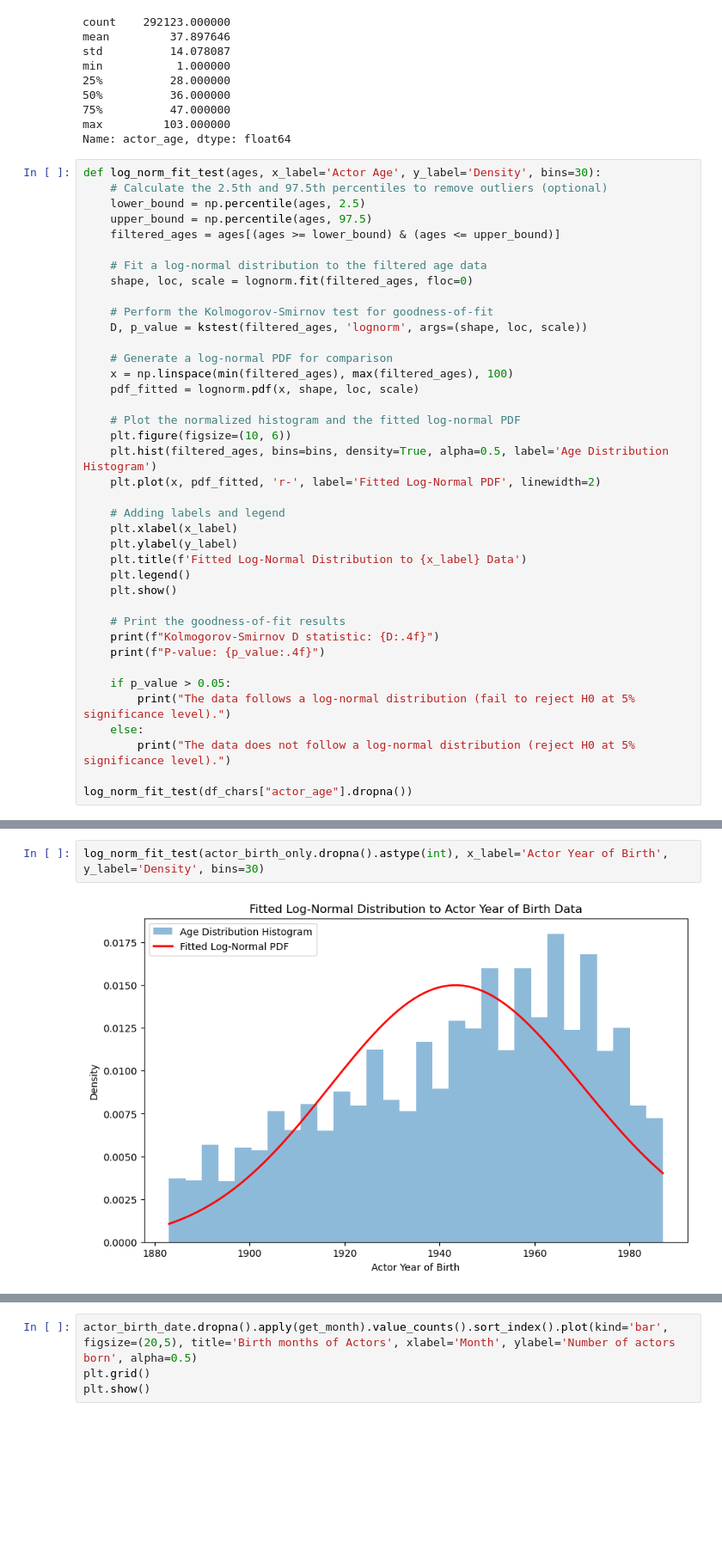
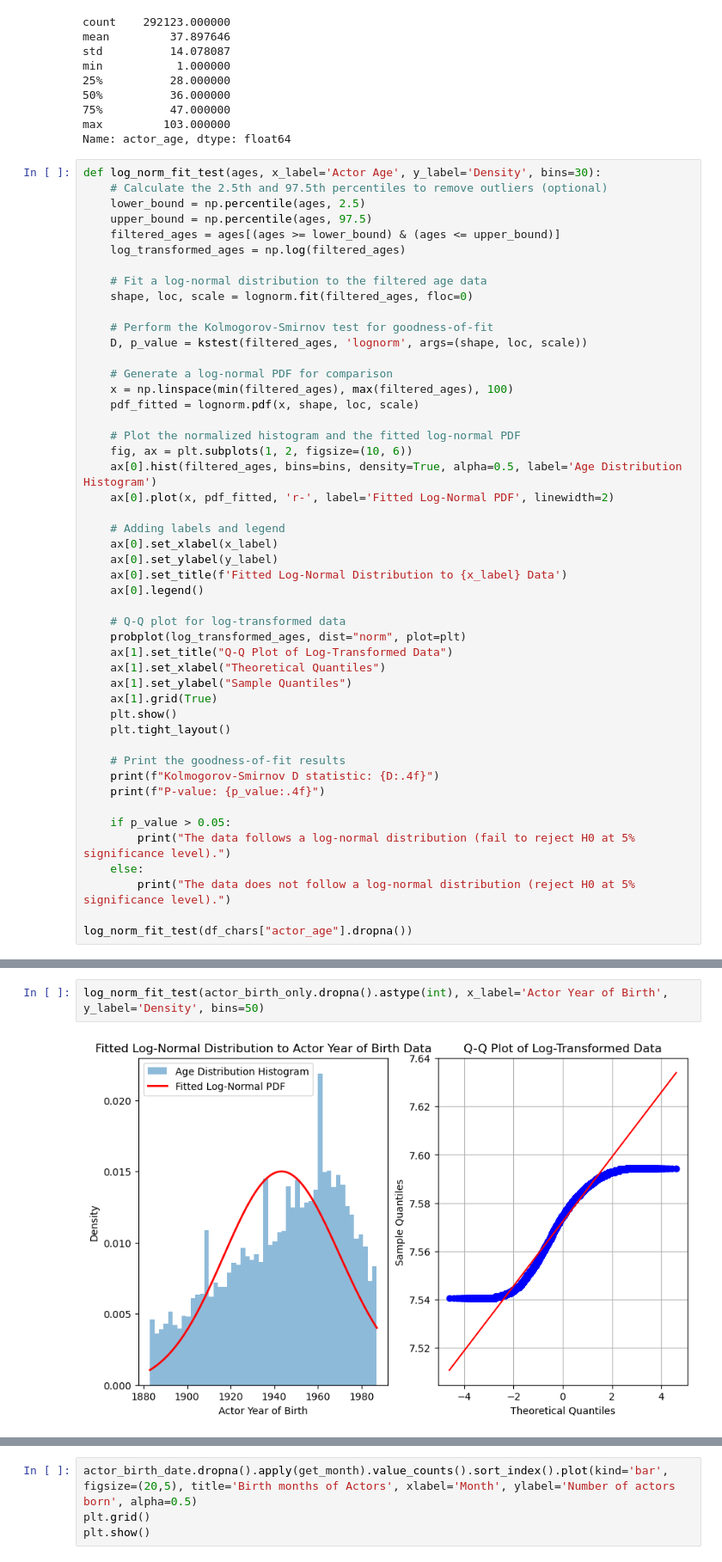
Before and after one commit to epfl-ada/ada-2024-project-madayam, a Jupyter notebook: src/eda.ipynb, the cells around one changed output, grey strips where cells are left out. Shown at 86% size. Cells and saved outputs as stored; diff of their text form; blank space fills up the shorter version.

Commit message:
Added Q-Q plots

```diff
--- a/src/eda.ipynb
+++ b/src/eda.ipynb
@@ -813,6 +810,7 @@ def log_norm_fit_test(ages, x_label='Actor Age', y_label='Density', bins=30):
     lower_bound = np.percentile(ages, 2.5)
     upper_bound = np.percentile(ages, 97.5)
     filtered_ages = ages[(ages >= lower_bound) & (ages <= upper_bound)]
+    log_transformed_ages = np.log(filtered_ages)
 
     # Fit a log-normal distribution to the filtered age data
     shape, loc, scale = lognorm.fit(filtered_ages, floc=0)
@@ -825,16 +823,24 @@ def log_norm_fit_test(ages, x_label='Actor Age', y_label='Density', bins=30):
     pdf_fitted = lognorm.pdf(x, shape, loc, scale)
 
     # Plot the normalized histogram and the fitted log-normal PDF
-    plt.figure(figsize=(10, 6))
-    plt.hist(filtered_ages, bins=bins, density=True, alpha=0.5, label='Age Distribution Histogram')
-    plt.plot(x, pdf_fitted, 'r-', label='Fitted Log-Normal PDF', linewidth=2)
+    fig, ax = plt.subplots(1, 2, figsize=(10, 6))
+    ax[0].hist(filtered_ages, bins=bins, density=True, alpha=0.5, label='Age Distribution Histogram')
+    ax[0].plot(x, pdf_fitted, 'r-', label='Fitted Log-Normal PDF', linewidth=2)
 
     # Adding labels and legend
-    plt.xlabel(x_label)
-    plt.ylabel(y_label)
-    plt.title(f'Fitted Log-Normal Distribution to {x_label} Data')
-    plt.legend()
+    ax[0].set_xlabel(x_label)
+    ax[0].set_ylabel(y_label)
+    ax[0].set_title(f'Fitted Log-Normal Distribution to {x_label} Data')
+    ax[0].legend()
+
+    # Q-Q plot for log-transformed data
+    probplot(log_transformed_ages, dist="norm", plot=plt)
+    ax[1].set_title("Q-Q Plot of Log-Transformed Data")
+    ax[1].set_xlabel("Theoretical Quantiles")
+    ax[1].set_ylabel("Sample Quantiles")
+    ax[1].grid(True)
     plt.show()
+    plt.tight_layout()
 
     # Print the goodness-of-fit results
     print(f"Kolmogorov-Smirnov D statistic: {D:.4f}")
@@ -857,7 +863,7 @@ Despite the data closely resembling the log-normal distribution, nonetheless, du
 # %%
-log_norm_fit_test(actor_birth_only.dropna().astype(int), x_label='Actor Year of Birth', y_label='Density', bins=30)
+log_norm_fit_test(actor_birth_only.dropna().astype(int), x_label='Actor Year of Birth', y_label='Density', bins=50)
 # %% [output]
-[figure, old version]
+[figure, new version]
 Kolmogorov-Smirnov D statistic: 0.0777
 P-value: 0.0000
 The data does not follow a log-normal distribution (reject H0 at 5% significance level).
```
Also changed, not shown: parts of 8 cells of this notebook.
